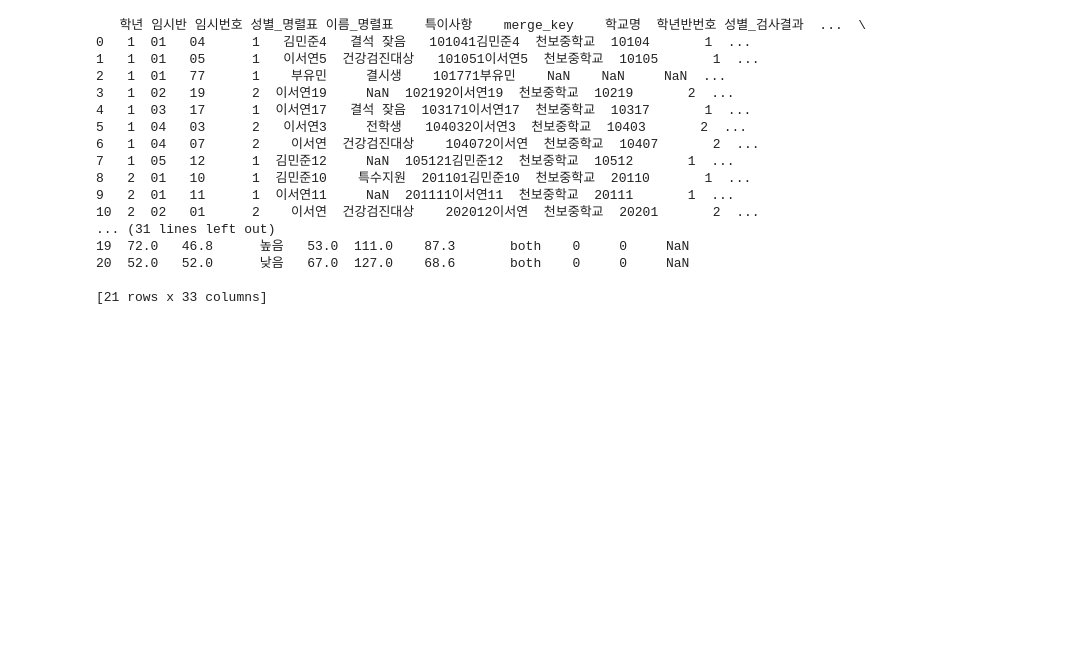
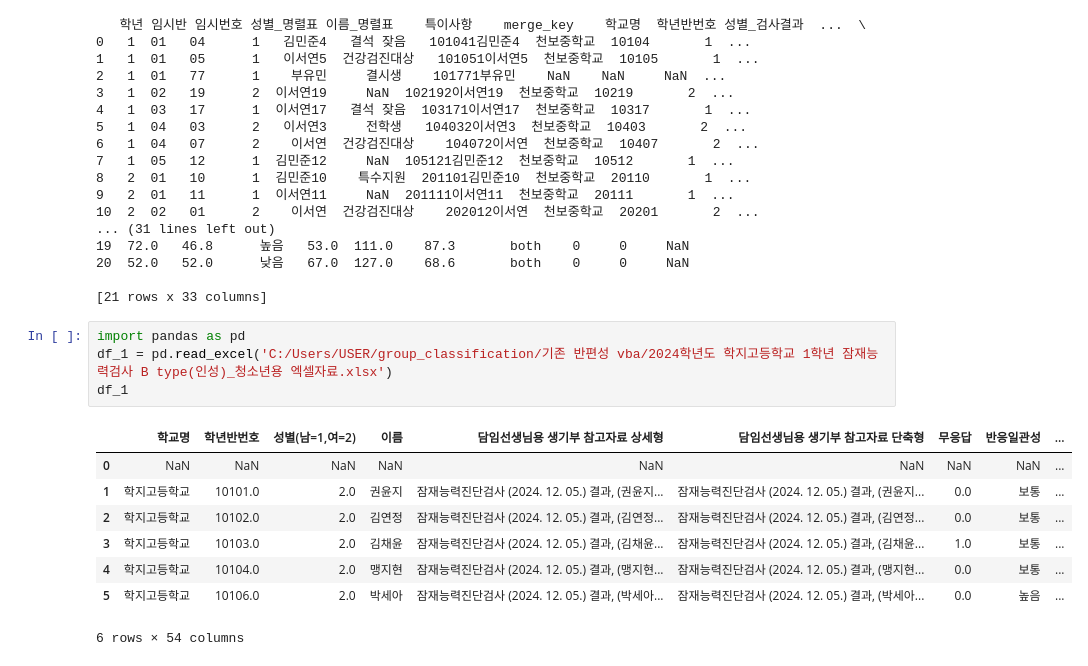
Before and after one commit to Byumin/group_classification, a Jupyter notebook: proto_sortedbase.ipynb, the cells around one changed output. Cells and saved outputs as stored; diff of their text form; blank space fills up the shorter version.

```diff
--- a/proto_sortedbase.ipynb
+++ b/proto_sortedbase.ipynb
@@ -1271,3 +1271,16 @@ print(merged_df)
 20  52.0   52.0      낮음   67.0  127.0    68.6       both    0     0     NaN
 
 [21 rows x 33 columns]
+# %%
+import pandas as pd
+df_1 = pd.read_excel('C:/Users/USER/group_classification/기존 반편성 vba/2024학년도 학지고등학교 1학년 잠재능력검사 B type(인성)_청소년용 엑셀자료.xlsx')
+df_1
+# %% [output]
+|  | 학교명 | 학년반번호 | 성별(남=1,여=2) | 이름 | 담임선생님용 생기부 참고자료 상세형 | 담임선생님용 생기부 참고자료 단축형 | 무응답 | 반응일관성 | ... |
+| 0 | NaN | NaN | NaN | NaN | NaN | NaN | NaN | NaN | ... |
+| 1 | 학지고등학교 | 10101.0 | 2.0 | 권윤지 | 잠재능력진단검사 (2024. 12. 05.) 결과, (권윤지... | 잠재능력진단검사 (2024. 12. 05.) 결과, (권윤지... | 0.0 | 보통 | ... |
+| 2 | 학지고등학교 | 10102.0 | 2.0 | 김연정 | 잠재능력진단검사 (2024. 12. 05.) 결과, (김연정... | 잠재능력진단검사 (2024. 12. 05.) 결과, (김연정... | 0.0 | 보통 | ... |
+| 3 | 학지고등학교 | 10103.0 | 2.0 | 김채윤 | 잠재능력진단검사 (2024. 12. 05.) 결과, (김채윤... | 잠재능력진단검사 (2024. 12. 05.) 결과, (김채윤... | 1.0 | 보통 | ... |
+| 4 | 학지고등학교 | 10104.0 | 2.0 | 맹지현 | 잠재능력진단검사 (2024. 12. 05.) 결과, (맹지현... | 잠재능력진단검사 (2024. 12. 05.) 결과, (맹지현... | 0.0 | 보통 | ... |
+| 5 | 학지고등학교 | 10106.0 | 2.0 | 박세아 | 잠재능력진단검사 (2024. 12. 05.) 결과, (박세아... | 잠재능력진단검사 (2024. 12. 05.) 결과, (박세아... | 0.0 | 높음 | ... |
+6 rows × 54 columns
```
Also changed, not shown: parts of 10 cells of this notebook, 24 other files.
